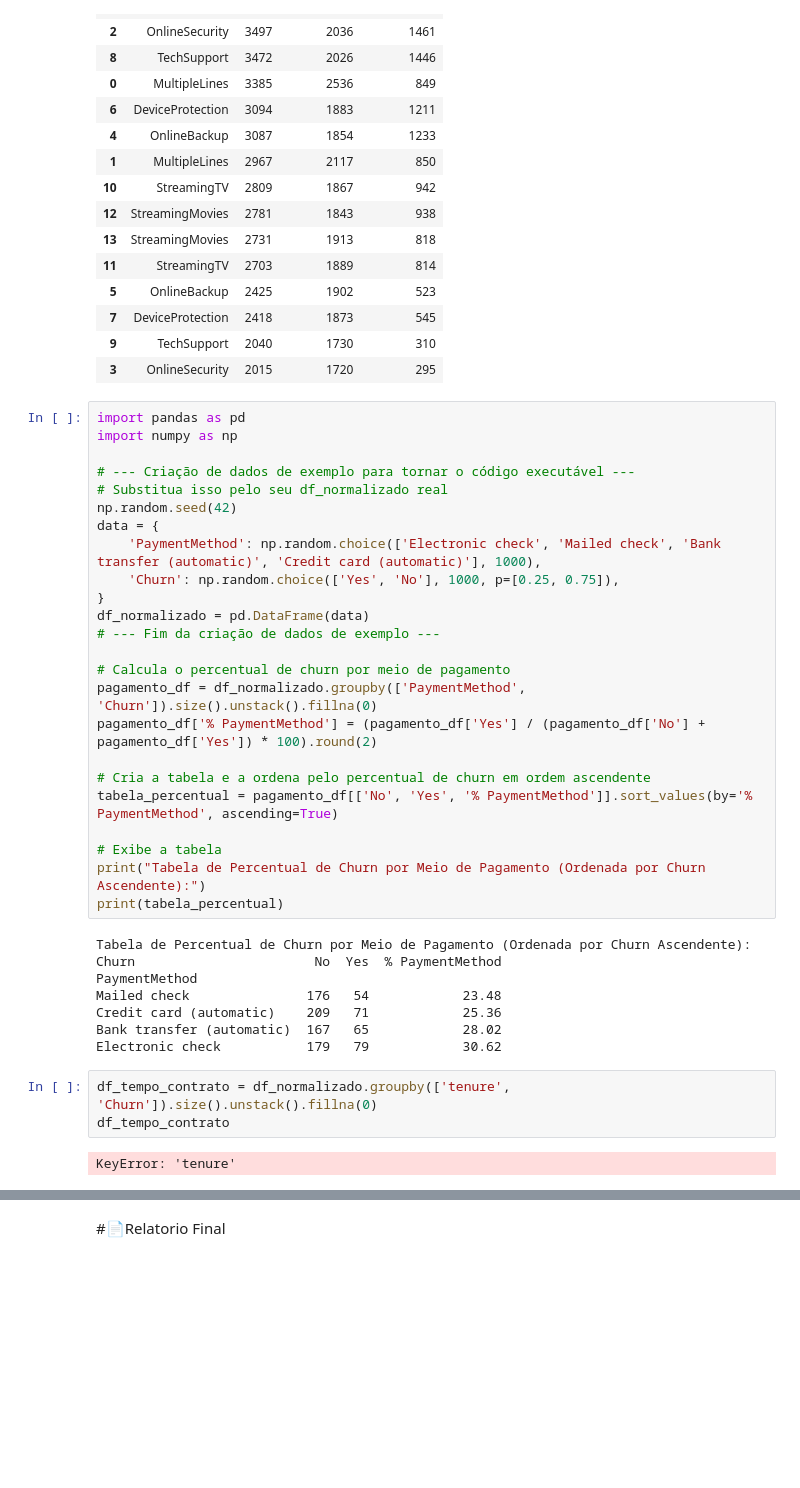
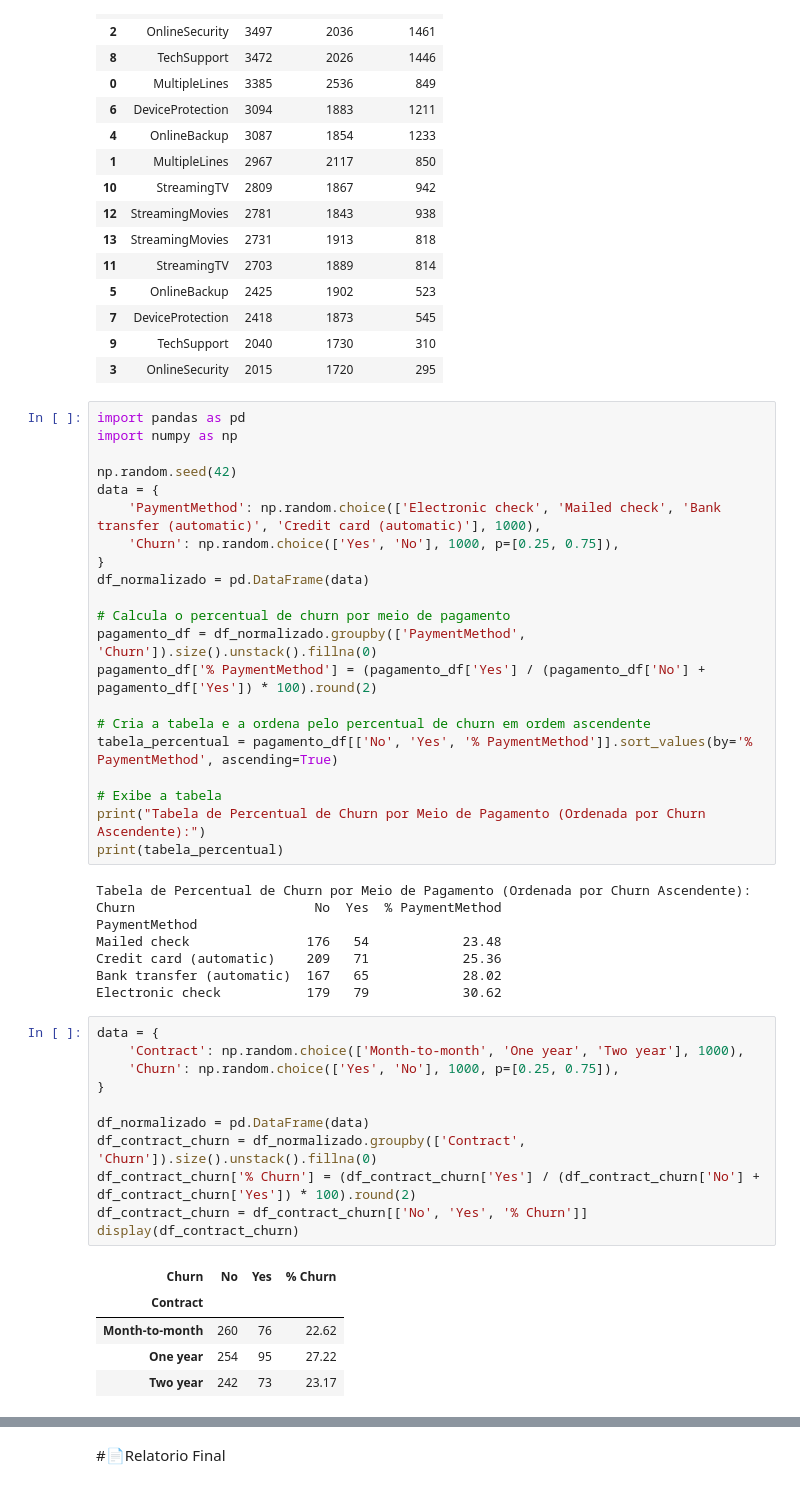
Before and after one commit to sanemar/telecomx, a Jupyter notebook: TelecomX_BR.ipynb, the cells around one changed output, grey strips where cells are left out. Saved outputs shown, nothing was run; the diff lists cells and outputs as text; blank space fills up the shorter version.

```diff
--- a/TelecomX_BR.ipynb
+++ b/TelecomX_BR.ipynb
@@ -305,15 +305,12 @@ tabela_contratados_filtered.sort_values('Total', ascending=False)
 import pandas as pd
 import numpy as np
 
-# --- Criação de dados de exemplo para tornar o código executável ---
-# Substitua isso pelo seu df_normalizado real
 np.random.seed(42)
 data = {
     'PaymentMethod': np.random.choice(['Electronic check', 'Mailed check', 'Bank transfer (automatic)', 'Credit card (automatic)'], 1000),
     'Churn': np.random.choice(['Yes', 'No'], 1000, p=[0.25, 0.75]),
 }
 df_normalizado = pd.DataFrame(data)
-# --- Fim da criação de dados de exemplo ---
 
 # Calcula o percentual de churn por meio de pagamento
 pagamento_df = df_normalizado.groupby(['PaymentMethod', 'Churn']).size().unstack().fillna(0)
@@ -333,9 +330,21 @@ Mailed check               176   54            23.48
 Credit card (automatic)    209   71            25.36
 Bank transfer (automatic)  167   65            28.02
 Electronic check           179   79            30.62
-# %%
-df_tempo_contrato = df_normalizado.groupby(['tenure', 'Churn']).size().unstack().fillna(0)
-df_tempo_contrato
-# %% [output]
-KeyError: 'tenure'
+# %%
+data = {
+    'Contract': np.random.choice(['Month-to-month', 'One year', 'Two year'], 1000),
+    'Churn': np.random.choice(['Yes', 'No'], 1000, p=[0.25, 0.75]),
+}
+
+df_normalizado = pd.DataFrame(data)
+df_contract_churn = df_normalizado.groupby(['Contract', 'Churn']).size().unstack().fillna(0)
+df_contract_churn['% Churn'] = (df_contract_churn['Yes'] / (df_contract_churn['No'] + df_contract_churn['Yes']) * 100).round(2)
+df_contract_churn = df_contract_churn[['No', 'Yes', '% Churn']]
+display(df_contract_churn)
+# %% [output]
+| Churn | No | Yes | % Churn |
+| Contract |  |  |  |
+| Month-to-month | 260 | 76 | 22.62 |
+| One year | 254 | 95 | 27.22 |
+| Two year | 242 | 73 | 23.17 |
 # %%
```
Also changed, not shown: parts of 14 cells of this notebook.
